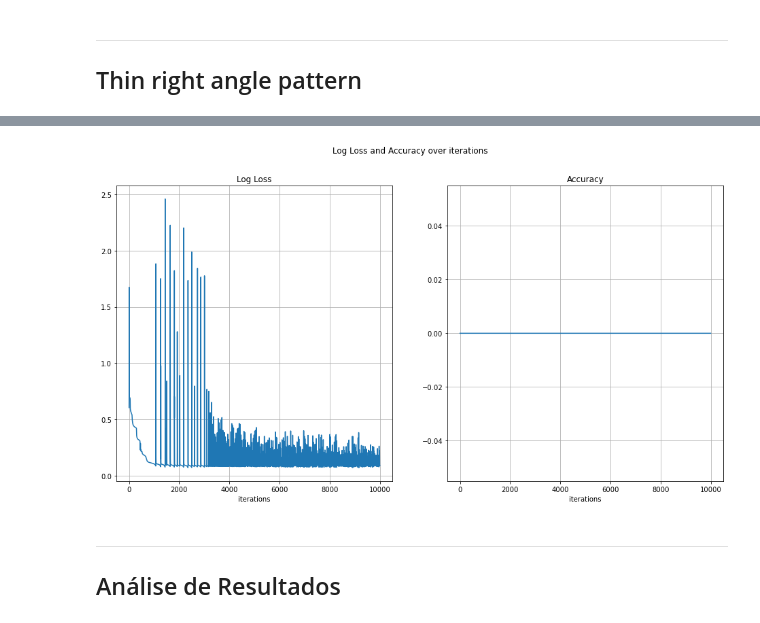
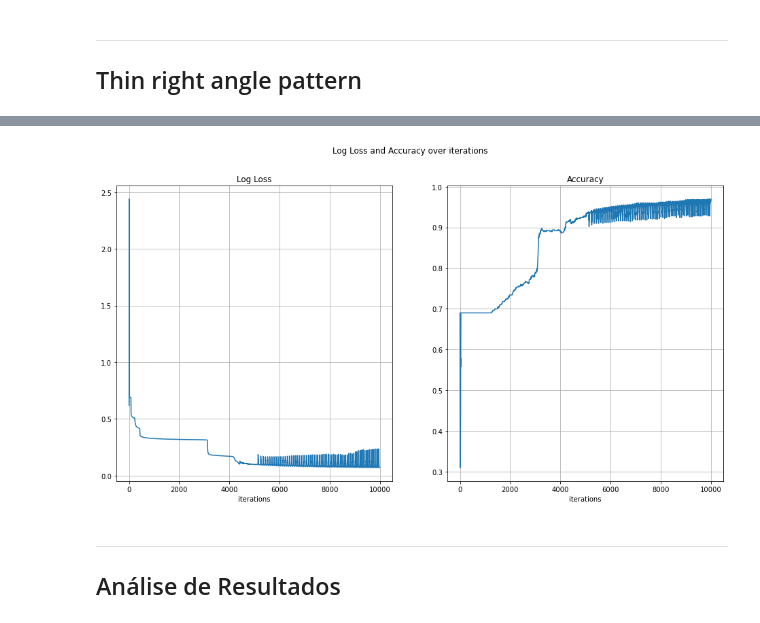
Before and after one commit to BulgarelliM/Computational-Intelligence, a Jupyter notebook: Neural_Network/Backprop_Exercise_HW.ipynb, the cells around one changed output, grey strips where cells are left out. Drawn from its saved outputs; the diff is of its cells as text; code cells hidden in the pictures.

```diff
--- a/Neural_Network/Backprop_Exercise_HW.ipynb
+++ b/Neural_Network/Backprop_Exercise_HW.ipynb
@@ -164,8 +165,8 @@ W_1_default = np.random.uniform(-1,1, (3,4))
 W_2_default = np.random.uniform(-1,1, 4)
 # %%
 #### Initialize the network parameters
-W_1 = W_1_default
-W_2 = W_2_default
+W_1 = W_1_default.copy()
+W_2 = W_2_default.copy()
 num_iter = 10000
 learning_rate = 0.05
 x_mat = x_mat_full
@@ -234,7 +235,7 @@ shape of y is (500,)
 # %%
 #### Initialize the network parameter
-W_1 = W_1_default
-W_2 = W_2_default
+W_1 = W_1_default.copy()
+W_2 = W_2_default.copy()
 num_iter = 10000
 learning_rate = 0.05
 x_mat = x_mat_full
@@ -303,7 +304,7 @@ shape of y is (500,)
 # %%
 #### Initialize the network parameters
-W_1 = W_1_default
-W_2 = W_2_default
+W_1 = W_1_default.copy()
+W_2 = W_2_default.copy()
 num_iter = 10000
 learning_rate = 0.05
 x_mat = x_mat_full
@@ -372,7 +373,7 @@ shape of y is (500,)
 # %%
 #### Initialize the network parameters
-W_1 = W_1_default
-W_2 = W_2_default
+W_1 = W_1_default.copy()
+W_2 = W_2_default.copy()
 num_iter = 10000
 learning_rate = 0.05
 x_mat = x_mat_full
@@ -443,7 +444,7 @@ shape of y is (500,)
 # %%
 #### Initialize the network parameters
-W_1 = W_1_default
-W_2 = W_2_default
+W_1 = W_1_default.copy()
+W_2 = W_2_default.copy()
 num_iter = 10000
 learning_rate = 0.05
 x_mat = x_mat_full
@@ -493,4 +494,4 @@ Accuracy:  0.0
-[figure, old version]
+[figure, new version]
 # %% [markdown]
 ___________________________
 ## Análise de Resultados
```
Also changed, not shown: parts of 18 cells of this notebook.
